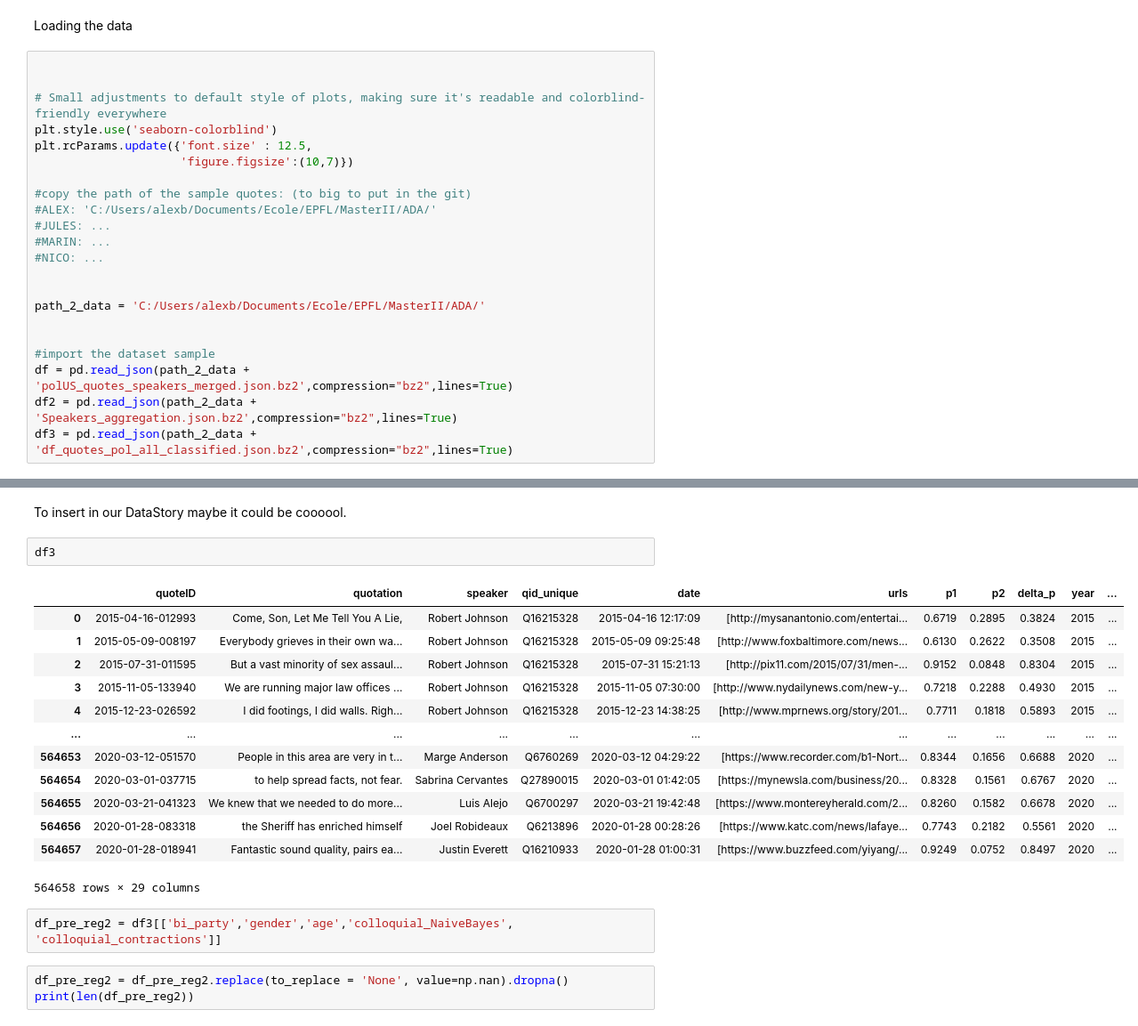
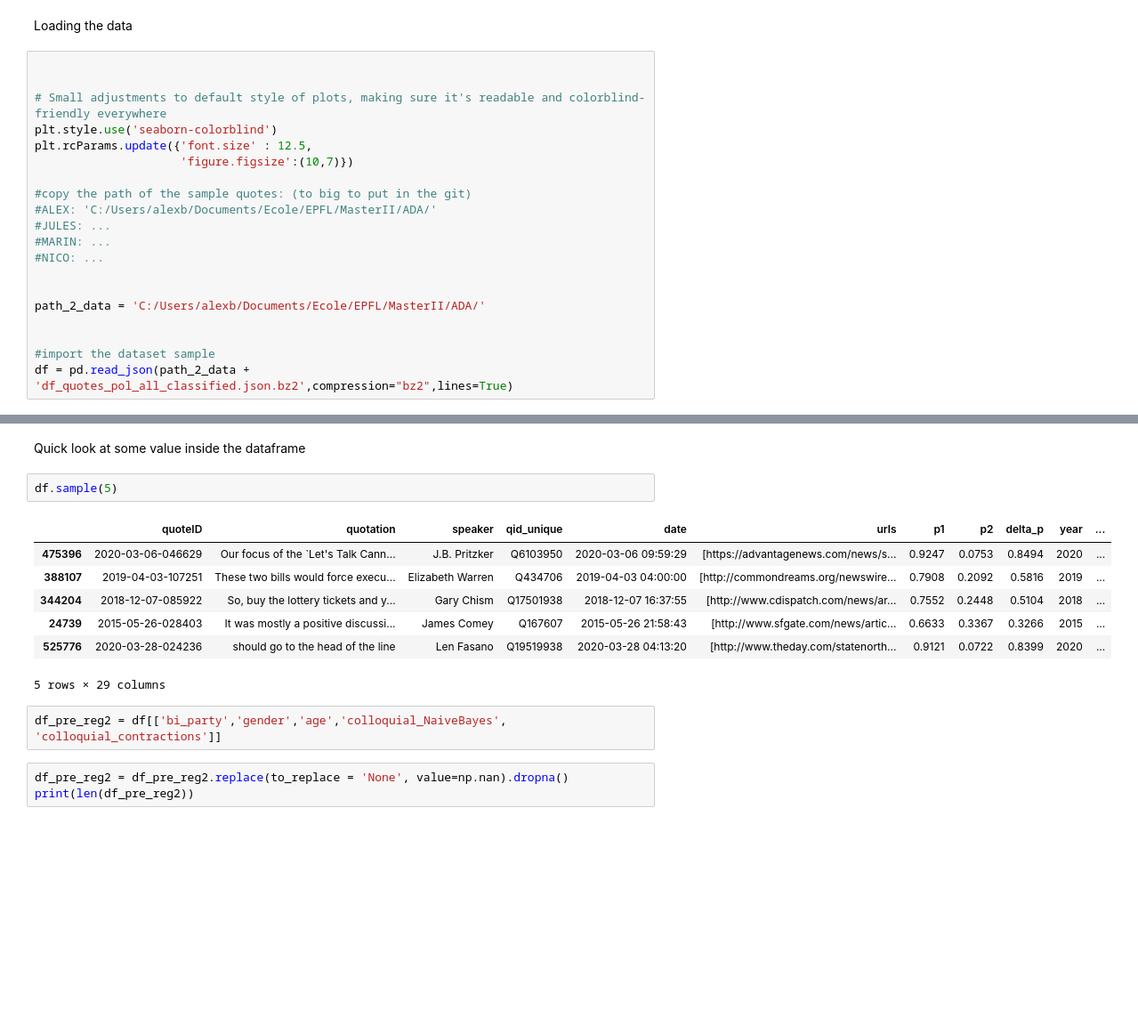
Before and after one commit to epfl-ada/ada-2021-project-adacadabra, a Jupyter notebook: ANALYSIS/03 Regression.ipynb, the cells around one changed output, grey strips where cells are left out. Shown at 89% size. Saved outputs shown, nothing was run; the diff lists cells and outputs as text; blank space fills up the shorter version.

```diff
--- a/ANALYSIS/03 Regression.ipynb
+++ b/ANALYSIS/03 Regression.ipynb
@@ -47,6 +46,4 @@ path_2_data = 'C:/Users/alexb/Documents/Ecole/EPFL/MasterII/ADA/'
 
 
 #import the dataset sample
-df = pd.read_json(path_2_data + 'polUS_quotes_speakers_merged.json.bz2',compression="bz2",lines=True)
-df2 = pd.read_json(path_2_data + 'Speakers_aggregation.json.bz2',compression="bz2",lines=True)
-df3 = pd.read_json(path_2_data + 'df_quotes_pol_all_classified.json.bz2',compression="bz2",lines=True)
+df = pd.read_json(path_2_data + 'df_quotes_pol_all_classified.json.bz2',compression="bz2",lines=True)
@@ -61,25 +60,19 @@ Index(['quoteID', 'quotation', 'speaker', 'qid_unique', 'date', 'urls', 'p1',
        'colloquial_NaiveBayes', 'colloquial_contractions'],
       dtype='object')
 # %% [markdown]
-To insert in our DataStory maybe it could be coooool.
+Quick look at some value inside the dataframe
 # %%
-df3
+df.sample(5)
 # %% [output]
 |  | quoteID | quotation | speaker | qid_unique | date | urls | p1 | p2 | delta_p | year | ... |
-| 0 | 2015-04-16-012993 | Come, Son, Let Me Tell You A Lie, | Robert Johnson | Q16215328 | 2015-04-16 12:17:09 | [http://mysanantonio.com/entertai... | 0.6719 | 0.2895 | 0.3824 | 2015 | ... |
-| 1 | 2015-05-09-008197 | Everybody grieves in their own wa... | Robert Johnson | Q16215328 | 2015-05-09 09:25:48 | [http://www.foxbaltimore.com/news... | 0.6130 | 0.2622 | 0.3508 | 2015 | ... |
-| 2 | 2015-07-31-011595 | But a vast minority of sex assaul... | Robert Johnson | Q16215328 | 2015-07-31 15:21:13 | [http://pix11.com/2015/07/31/men-... | 0.9152 | 0.0848 | 0.8304 | 2015 | ... |
-| 3 | 2015-11-05-133940 | We are running major law offices ... | Robert Johnson | Q16215328 | 2015-11-05 07:30:00 | [http://www.nydailynews.com/new-y... | 0.7218 | 0.2288 | 0.4930 | 2015 | ... |
-| 4 | 2015-12-23-026592 | I did footings, I did walls. Righ... | Robert Johnson | Q16215328 | 2015-12-23 14:38:25 | [http://www.mprnews.org/story/201... | 0.7711 | 0.1818 | 0.5893 | 2015 | ... |
-| ... | ... | ... | ... | ... | ... | ... | ... | ... | ... | ... | ... |
-| 564653 | 2020-03-12-051570 | People in this area are very in t... | Marge Anderson | Q6760269 | 2020-03-12 04:29:22 | [https://www.recorder.com/b1-Nort... | 0.8344 | 0.1656 | 0.6688 | 2020 | ... |
-| 564654 | 2020-03-01-037715 | to help spread facts, not fear. | Sabrina Cervantes | Q27890015 | 2020-03-01 01:42:05 | [https://mynewsla.com/business/20... | 0.8328 | 0.1561 | 0.6767 | 2020 | ... |
-| 564655 | 2020-03-21-041323 | We knew that we needed to do more... | Luis Alejo | Q6700297 | 2020-03-21 19:42:48 | [https://www.montereyherald.com/2... | 0.8260 | 0.1582 | 0.6678 | 2020 | ... |
-| 564656 | 2020-01-28-083318 | the Sheriff has enriched himself | Joel Robideaux | Q6213896 | 2020-01-28 00:28:26 | [https://www.katc.com/news/lafaye... | 0.7743 | 0.2182 | 0.5561 | 2020 | ... |
-| 564657 | 2020-01-28-018941 | Fantastic sound quality, pairs ea... | Justin Everett | Q16210933 | 2020-01-28 01:00:31 | [https://www.buzzfeed.com/yiyang/... | 0.9249 | 0.0752 | 0.8497 | 2020 | ... |
+| 475396 | 2020-03-06-046629 | Our focus of the `Let's Talk Cann... | J.B. Pritzker | Q6103950 | 2020-03-06 09:59:29 | [https://advantagenews.com/news/s... | 0.9247 | 0.0753 | 0.8494 | 2020 | ... |
+| 388107 | 2019-04-03-107251 | These two bills would force execu... | Elizabeth Warren | Q434706 | 2019-04-03 04:00:00 | [http://commondreams.org/newswire... | 0.7908 | 0.2092 | 0.5816 | 2019 | ... |
+| 344204 | 2018-12-07-085922 | So, buy the lottery tickets and y... | Gary Chism | Q17501938 | 2018-12-07 16:37:55 | [http://www.cdispatch.com/news/ar... | 0.7552 | 0.2448 | 0.5104 | 2018 | ... |
+| 24739 | 2015-05-26-028403 | It was mostly a positive discussi... | James Comey | Q167607 | 2015-05-26 21:58:43 | [http://www.sfgate.com/news/artic... | 0.6633 | 0.3367 | 0.3266 | 2015 | ... |
+| 525776 | 2020-03-28-024236 | should go to the head of the line | Len Fasano | Q19519938 | 2020-03-28 04:13:20 | [http://www.theday.com/statenorth... | 0.9121 | 0.0722 | 0.8399 | 2020 | ... |
-564658 rows × 29 columns
+5 rows × 29 columns
 # %%
-df_pre_reg2 = df3[['bi_party','gender','age','colloquial_NaiveBayes', 'colloquial_contractions']]
+df_pre_reg2 = df[['bi_party','gender','age','colloquial_NaiveBayes', 'colloquial_contractions']]
 # %%
 df_pre_reg2 = df_pre_reg2.replace(to_replace = 'None', value=np.nan).dropna()
 print(len(df_pre_reg2))
```
Also changed, not shown: parts of 13 cells of this notebook.
